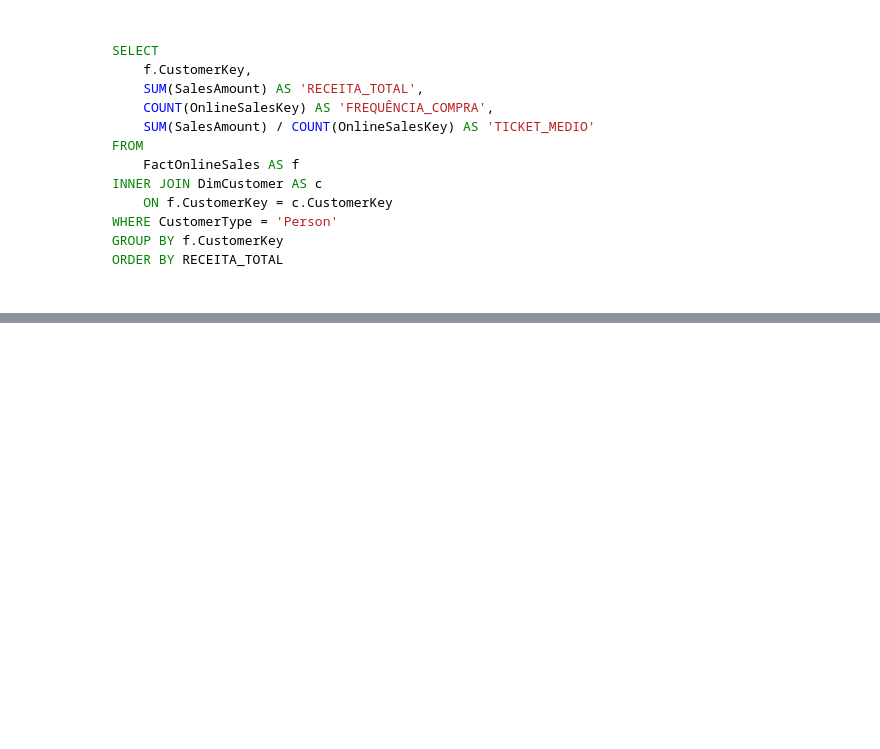
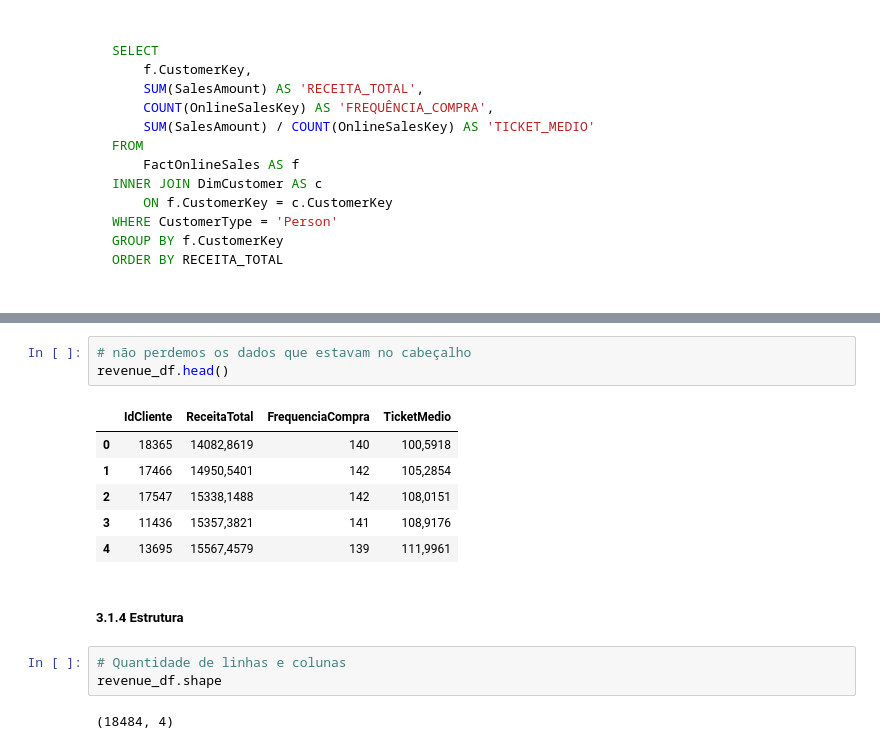
Before and after one commit to thiagonoobre/Curso-de-Python, a Jupyter notebook: Exploração_Análise_de_Dados_de_Vendas.ipynb, the cells around one changed output, grey strips where cells are left out. Drawn from its saved outputs; the diff is of its cells as text; blank space fills up the shorter version.

```diff
--- a/Exploração_Análise_de_Dados_de_Vendas.ipynb
+++ b/Exploração_Análise_de_Dados_de_Vendas.ipynb
@@ -338,0 +406,17 @@ ORDER BY RECEITA_TOTAL
+# %%
+# não perdemos os dados que estavam no cabeçalho
+revenue_df.head()
+# %% [output]
+|  | IdCliente | ReceitaTotal | FrequenciaCompra | TicketMedio |
+| 0 | 18365 | 14082,8619 | 140 | 100,5918 |
+| 1 | 17466 | 14950,5401 | 142 | 105,2854 |
+| 2 | 17547 | 15338,1488 | 142 | 108,0151 |
+| 3 | 11436 | 15357,3821 | 141 | 108,9176 |
+| 4 | 13695 | 15567,4579 | 139 | 111,9961 |
+# %% [markdown]
+##### 3\.1\.4 Estrutura
+# %%
+# Quantidade de linhas e colunas
+revenue_df.shape
+# %% [output]
+(18484, 4)
```
Also changed, not shown: parts of 25 cells of this notebook.
